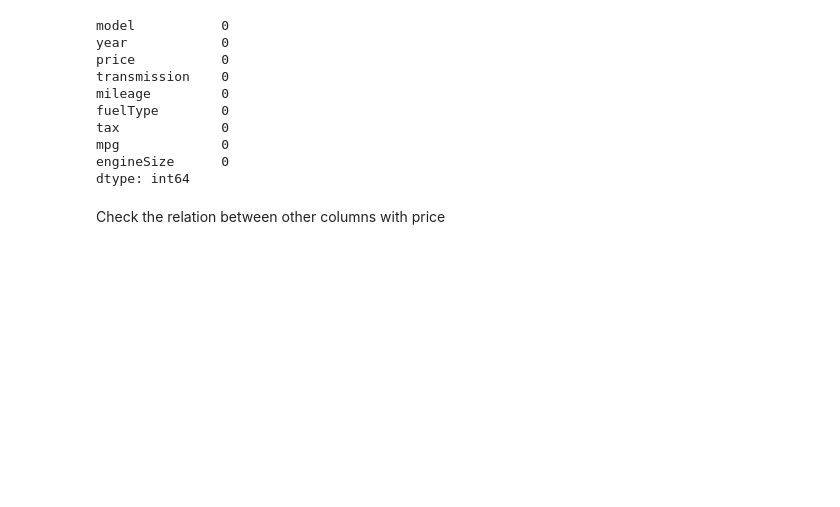
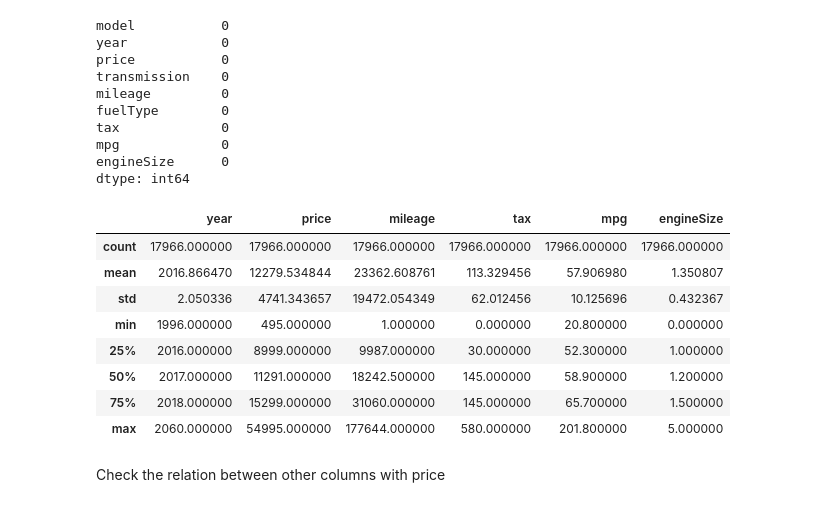
Before and after one commit to ShishirBartaula/supervised_Machine_learning, a Jupyter notebook: Ford_car_price_prediction.ipynb, the cells around one changed output. Saved outputs shown, nothing was run; the diff lists cells and outputs as text; code cells hidden in the pictures; blank space fills up the shorter version.

```diff
--- a/Ford_car_price_prediction.ipynb
+++ b/Ford_car_price_prediction.ipynb
@@ -10,7 +10,7 @@ from sklearn.model_selection import train_test_split
 # %% [markdown]
 import .csv file
 # %%
-df=pd.read_csv(r"C:\Users\shish\OneDrive\Documents\supervised Machine learning\ford.csv")
+df=pd.read_csv(r"C:\Users\shish\supervised Machine learning\ford.csv")
 # %%
 df.head()
 # %% [output]
@@ -39,6 +39,18 @@ tax             0
 mpg             0
 engineSize      0
 dtype: int64
+# %%
+df.describe()
+# %% [output]
+|  | year | price | mileage | tax | mpg | engineSize |
+| count | 17966.000000 | 17966.000000 | 17966.000000 | 17966.000000 | 17966.000000 | 17966.000000 |
+| mean | 2016.866470 | 12279.534844 | 23362.608761 | 113.329456 | 57.906980 | 1.350807 |
+| std | 2.050336 | 4741.343657 | 19472.054349 | 62.012456 | 10.125696 | 0.432367 |
+| min | 1996.000000 | 495.000000 | 1.000000 | 0.000000 | 20.800000 | 0.000000 |
+| 25% | 2016.000000 | 8999.000000 | 9987.000000 | 30.000000 | 52.300000 | 1.000000 |
+| 50% | 2017.000000 | 11291.000000 | 18242.500000 | 145.000000 | 58.900000 | 1.200000 |
+| 75% | 2018.000000 | 15299.000000 | 31060.000000 | 145.000000 | 65.700000 | 1.500000 |
+| max | 2060.000000 | 54995.000000 | 177644.000000 | 580.000000 | 201.800000 | 5.000000 |
 # %% [markdown]
 Check the relation between other columns with price
 # %%
```
Also changed, not shown: 1 other file.
